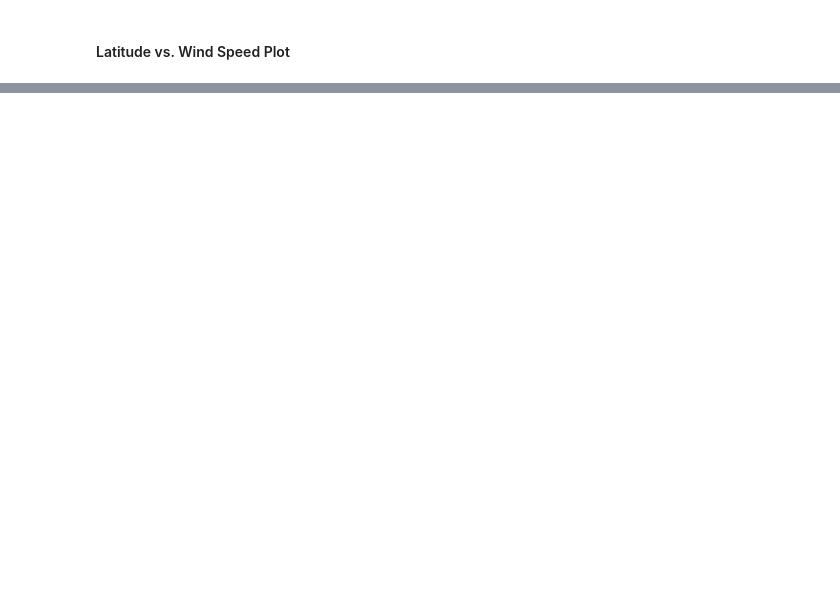
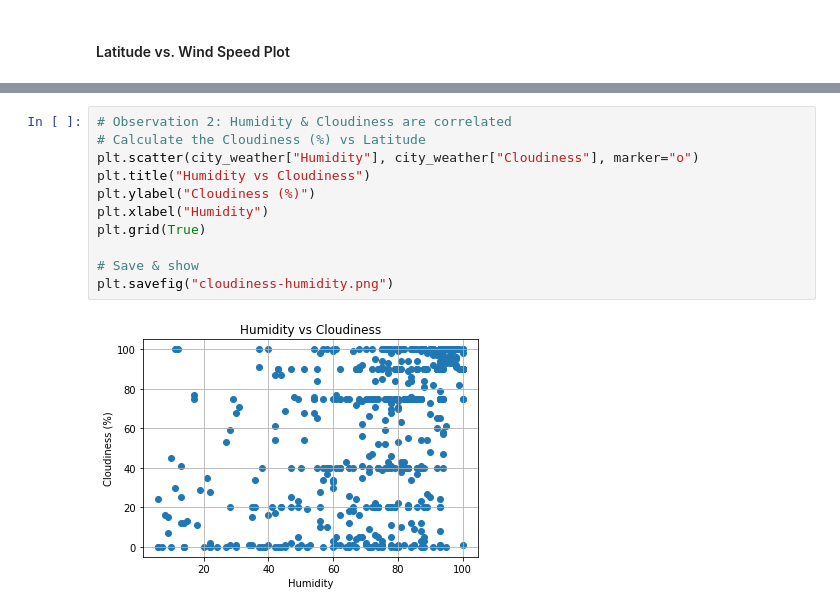
Before and after one commit to Dan-Bruen/API-Challenge, a Jupyter notebook: DBruen_WeatherPy.ipynb, the cells around one changed output, grey strips where cells are left out. Drawn from its saved outputs; the diff is of its cells as text; blank space fills up the shorter version.

```diff
--- a/DBruen_WeatherPy.ipynb
+++ b/DBruen_WeatherPy.ipynb
@@ -239,0 +279,13 @@ plt.savefig("windspeed-lat.png")
+# %%
+# Observation 2: Humidity & Cloudiness are correlated
+# Calculate the Cloudiness (%) vs Latitude
+plt.scatter(city_weather["Humidity"], city_weather["Cloudiness"], marker="o")
+plt.title("Humidity vs Cloudiness")
+plt.ylabel("Cloudiness (%)")
+plt.xlabel("Humidity")
+plt.grid(True)
+
+# Save & show
+plt.savefig("cloudiness-humidity.png")
+# %% [output]
+[figure, added]
```
Also changed, not shown: parts of 15 cells of this notebook, 1 other file.
